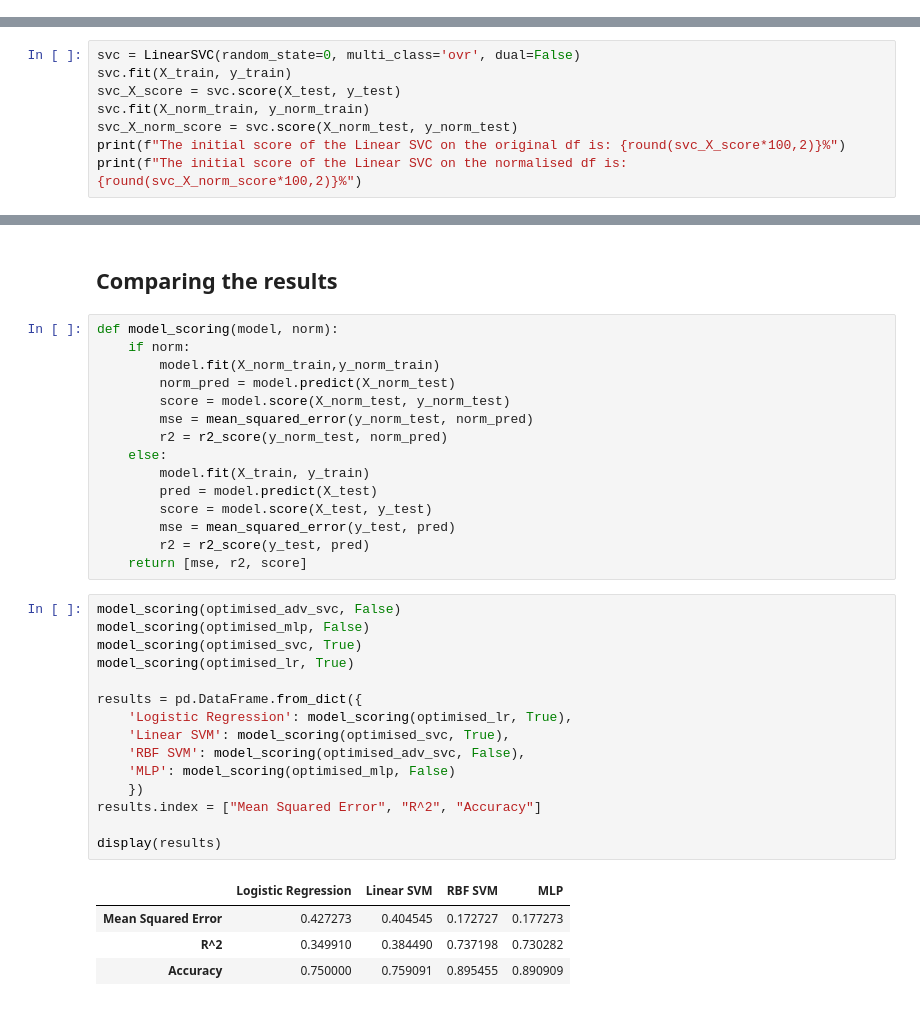
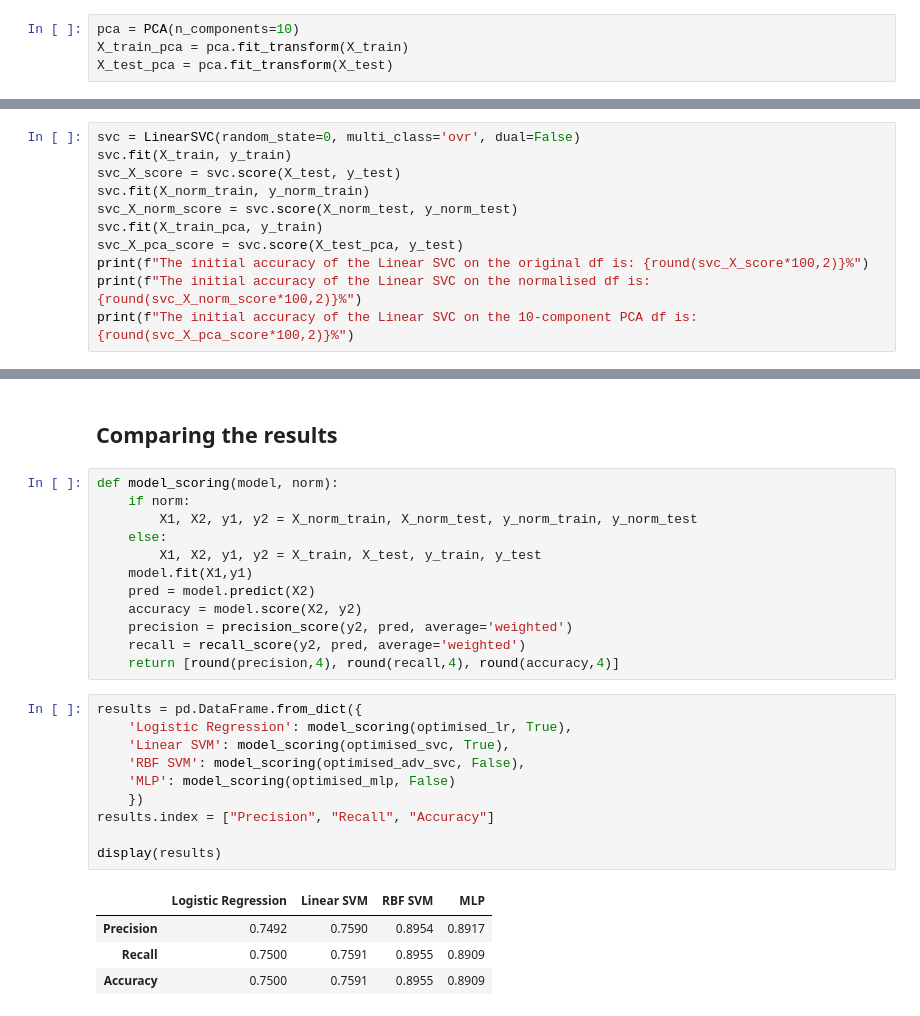
Before and after one commit to andreafabbricatore/ml_individual_project, a Jupyter notebook: project.ipynb, the cells around one changed output, grey strips where cells are left out. Saved outputs shown, nothing was run; the diff lists cells and outputs as text.

```diff
--- a/project.ipynb
+++ b/project.ipynb
@@ -148,6 +186,10 @@ X = df.drop(columns=['label'])
 # %%
 X_train, X_test, y_train, y_test = train_test_split(X, y, test_size=0.2, random_state=42)
 X_norm_train, X_norm_test, y_norm_train, y_norm_test = train_test_split(X_norm, y, test_size=0.2, random_state=42)
+# %%
+pca = PCA(n_components=10)
+X_train_pca = pca.fit_transform(X_train)
+X_test_pca = pca.fit_transform(X_test)
 # %% [markdown]
 We made different train/test datasets for both the original dataframe and the standardised one, in the circumstance that the latter may actually hinder our model's performance.
 # %% [markdown]
@@ -173,6 +219,9 @@ svc.fit(X_train, y_train)
 svc_X_score = svc.score(X_test, y_test)
 svc.fit(X_norm_train, y_norm_train)
 svc_X_norm_score = svc.score(X_norm_test, y_norm_test)
-print(f"The initial score of the Linear SVC on the original df is: {round(svc_X_score*100,2)}%")
-print(f"The initial score of the Linear SVC on the normalised df is: {round(svc_X_norm_score*100,2)}%")
+svc.fit(X_train_pca, y_train)
+svc_X_pca_score = svc.score(X_test_pca, y_test)
+print(f"The initial accuracy of the Linear SVC on the original df is: {round(svc_X_score*100,2)}%")
+print(f"The initial accuracy of the Linear SVC on the normalised df is: {round(svc_X_norm_score*100,2)}%")
+print(f"The initial accuracy of the Linear SVC on the 10-component PCA df is: {round(svc_X_pca_score*100,2)}%")
 # %% [output]
@@ -576,38 +597,30 @@ plt.show()
 Using the multilayer perceptron and optimising it through the random grid search cross validation we achieved a good accuracy of 89.1%, a result slightly worse than the non-linear SVM.
 # %% [markdown]
 ## Comparing the results
-# %%
-def model_scoring(model, norm):
-    if norm:
-        model.fit(X_norm_train,y_norm_train)
-        norm_pred = model.predict(X_norm_test)
-        score = model.score(X_norm_test, y_norm_test)
-        mse = mean_squared_error(y_norm_test, norm_pred)
-        r2 = r2_score(y_norm_test, norm_pred)
-    else:
-        model.fit(X_train, y_train)
-        pred = model.predict(X_test)
-        score = model.score(X_test, y_test)
-        mse = mean_squared_error(y_test, pred)
-        r2 = r2_score(y_test, pred)
-    return [mse, r2, score]
+# %%
+def model_scoring(model, norm):
+    if norm:
+        X1, X2, y1, y2 = X_norm_train, X_norm_test, y_norm_train, y_norm_test
+    else:
+        X1, X2, y1, y2 = X_train, X_test, y_train, y_test
+    model.fit(X1,y1)
+    pred = model.predict(X2)
+    accuracy = model.score(X2, y2)
+    precision = precision_score(y2, pred, average='weighted')
+    recall = recall_score(y2, pred, average='weighted')
+    return [round(precision,4), round(recall,4), round(accuracy,4)]
 # %%
-model_scoring(optimised_adv_svc, False)
-model_scoring(optimised_mlp, False)
-model_scoring(optimised_svc, True)
-model_scoring(optimised_lr, True)
-
 results = pd.DataFrame.from_dict({
     'Logistic Regression': model_scoring(optimised_lr, True),
     'Linear SVM': model_scoring(optimised_svc, True),
     'RBF SVM': model_scoring(optimised_adv_svc, False),
     'MLP': model_scoring(optimised_mlp, False)
     })
-results.index = ["Mean Squared Error", "R^2", "Accuracy"]
+results.index = ["Precision", "Recall", "Accuracy"]
 
 display(results)
 # %% [output]
 |  | Logistic Regression | Linear SVM | RBF SVM | MLP |
-| Mean Squared Error | 0.427273 | 0.404545 | 0.172727 | 0.177273 |
-| R^2 | 0.349910 | 0.384490 | 0.737198 | 0.730282 |
-| Accuracy | 0.750000 | 0.759091 | 0.895455 | 0.890909 |
+| Precision | 0.7492 | 0.7590 | 0.8954 | 0.8917 |
+| Recall | 0.7500 | 0.7591 | 0.8955 | 0.8909 |
+| Accuracy | 0.7500 | 0.7591 | 0.8955 | 0.8909 |
```
Also changed, not shown: parts of 27 cells of this notebook.
